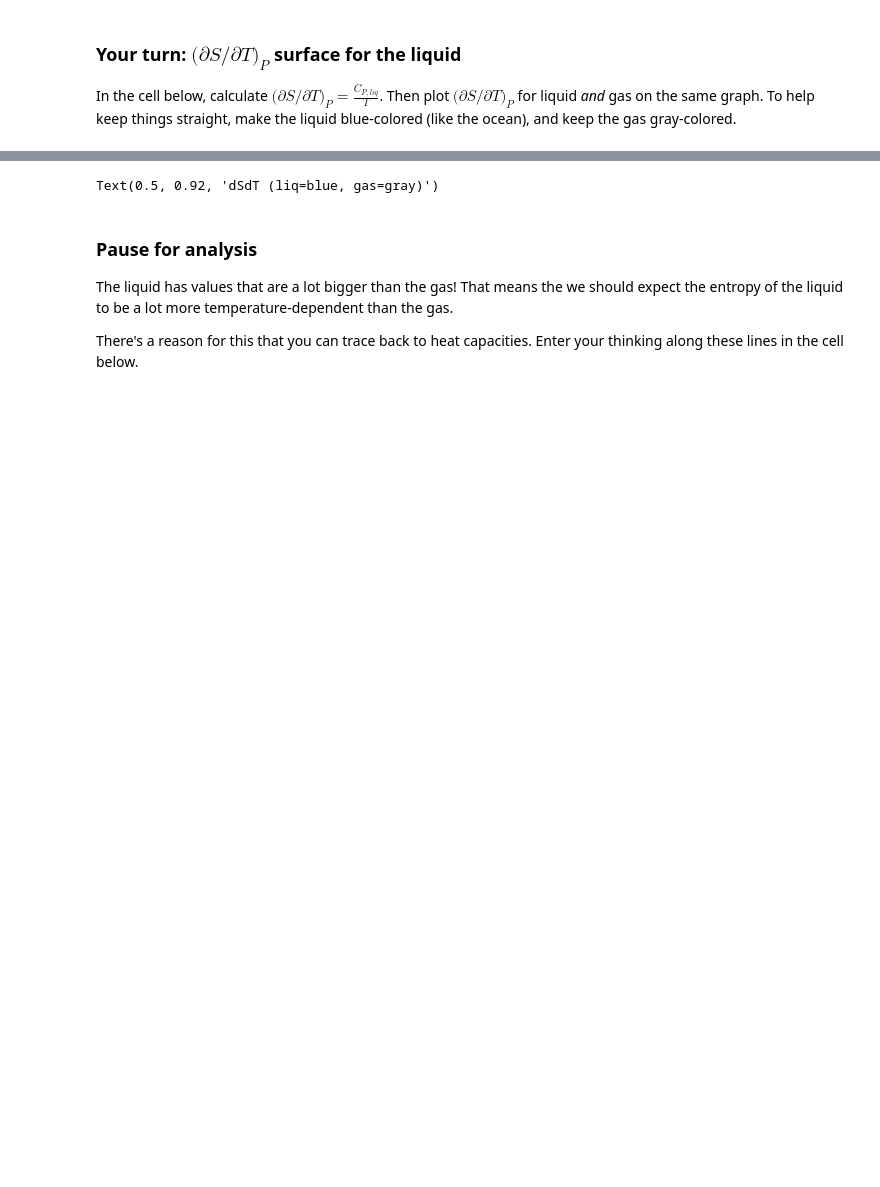
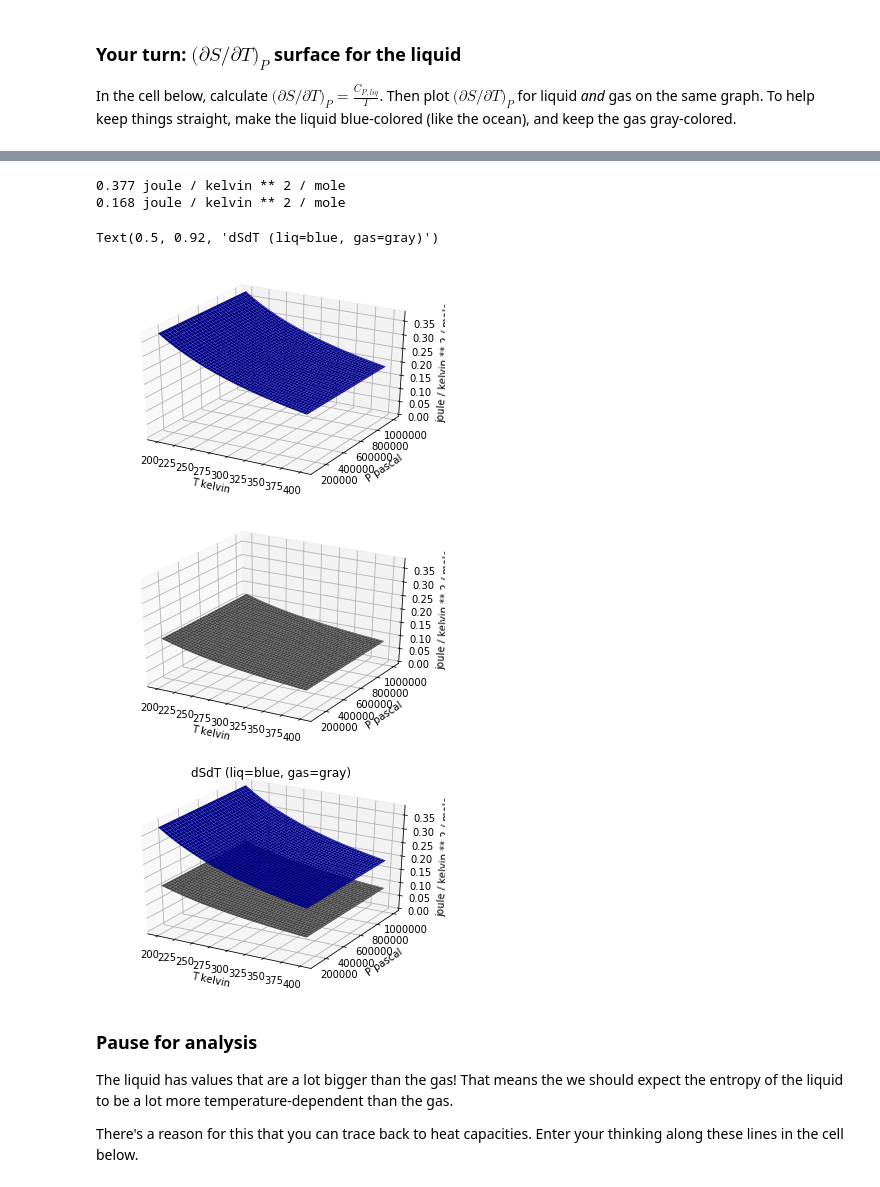
Before and after one commit to sneshyba/pypchem, a Jupyter notebook: Thermo 2022 (Neshyba)/Week_10a.CruisingSTP/CruisingSTP.ipynb, the cells around one changed output, grey strips where cells are left out. Drawn from its saved outputs; the diff is of its cells as text; code cells hidden in the pictures; blank space fills up the shorter version.

```diff
--- a/Thermo 2022 (Neshyba)/Week_10a.CruisingSTP/CruisingSTP.ipynb
+++ b/Thermo 2022 (Neshyba)/Week_10a.CruisingSTP/CruisingSTP.ipynb
@@ -106,16 +97,34 @@ dSdT_liq = CP_liq/Tgrid
 ### END SOLUTION
 
 # Graphics
+# This allows us to make vertical scales the same
+zmax1 = np.max(np.max(dSdT_liq)); print(zmax1)
+zmax2 = np.max(np.max(dSdT_gas)); print(zmax2)
+zmax = np.max([zmax1.magnitude,zmax2.magnitude])
+
 ### BEGIN SOLUTION
 xlabel = "T "+str(Tgrid.units)
 ylabel = "P "+str(Pgrid.units)
-ax = plt.figure().gca(projection='3d') # Set up a three dimensional graphics window
-plot_surface(Tgrid, Pgrid, dSdT_liq, color='blue')
-plot_surface(Tgrid, Pgrid, dSdT_gas, color='gray')
+ax = PL.plot_surface(Tgrid, Pgrid, dSdT_liq, color='blue')
 ax.set_xlabel(xlabel)
 ax.set_ylabel(ylabel)
 ax.set_zlabel(str(dSdT_liq.units))
+ax.set_zlim([0,zmax])
+
+ax = PL.plot_surface(Tgrid, Pgrid, dSdT_gas, color='gray')
+ax.set_xlabel(xlabel)
+ax.set_ylabel(ylabel)
+ax.set_zlabel(str(dSdT_liq.units))
+ax.set_zlim([0,zmax])
+
+# We could also do this:
+ax = PL.plot_surface(Tgrid, Pgrid, dSdT_liq, color='blue')
+ax = PL.plot_surface(Tgrid, Pgrid, dSdT_gas, color='gray', overlay=True, ax=ax)
+ax.set_xlabel(xlabel)
+ax.set_ylabel(ylabel)
+ax.set_zlabel(str(dSdT_liq.units))
+ax.set_zlim([0,zmax])
+
 ### END SOLUTION
-
 ax.set_title('dSdT (liq=blue, gas=gray)')
 # %% [output]
@@ -124,4 +131,9 @@ ax.set_title('dSdT (liq=blue, gas=gray)')
-Text(0.5, 0.92, 'dSdT (liq=blue, gas=gray)')
+0.377 joule / kelvin ** 2 / mole
+0.168 joule / kelvin ** 2 / mole
+Text(0.5, 0.92, 'dSdT (liq=blue, gas=gray)')
+[figure, added]
+[figure, added]
+[figure, added]
 # %% [markdown]
 ### Pause for analysis
 The liquid has values that are a lot bigger than the gas! That means the we should expect the entropy of the liquid to be a lot more temperature-dependent than the gas.
```
Also changed, not shown: parts of 12 cells of this notebook, 1 other file.
